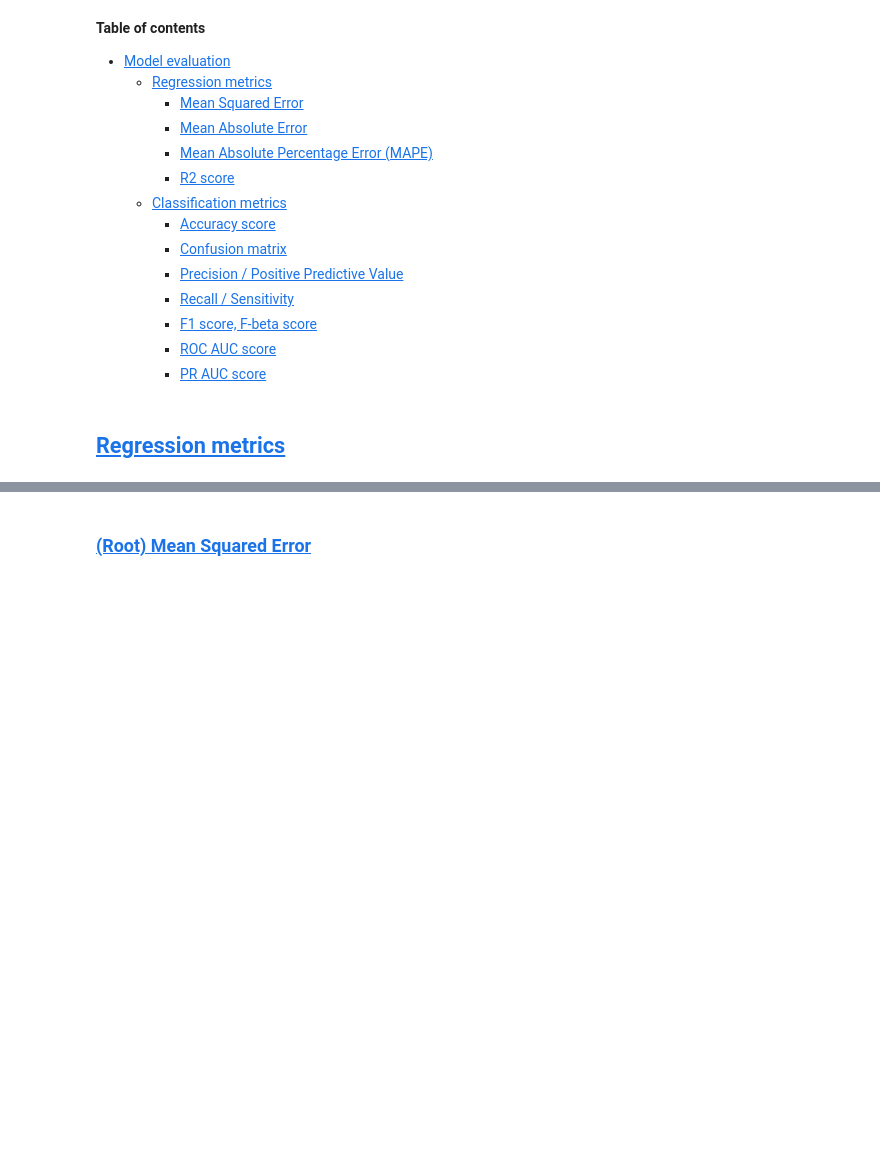
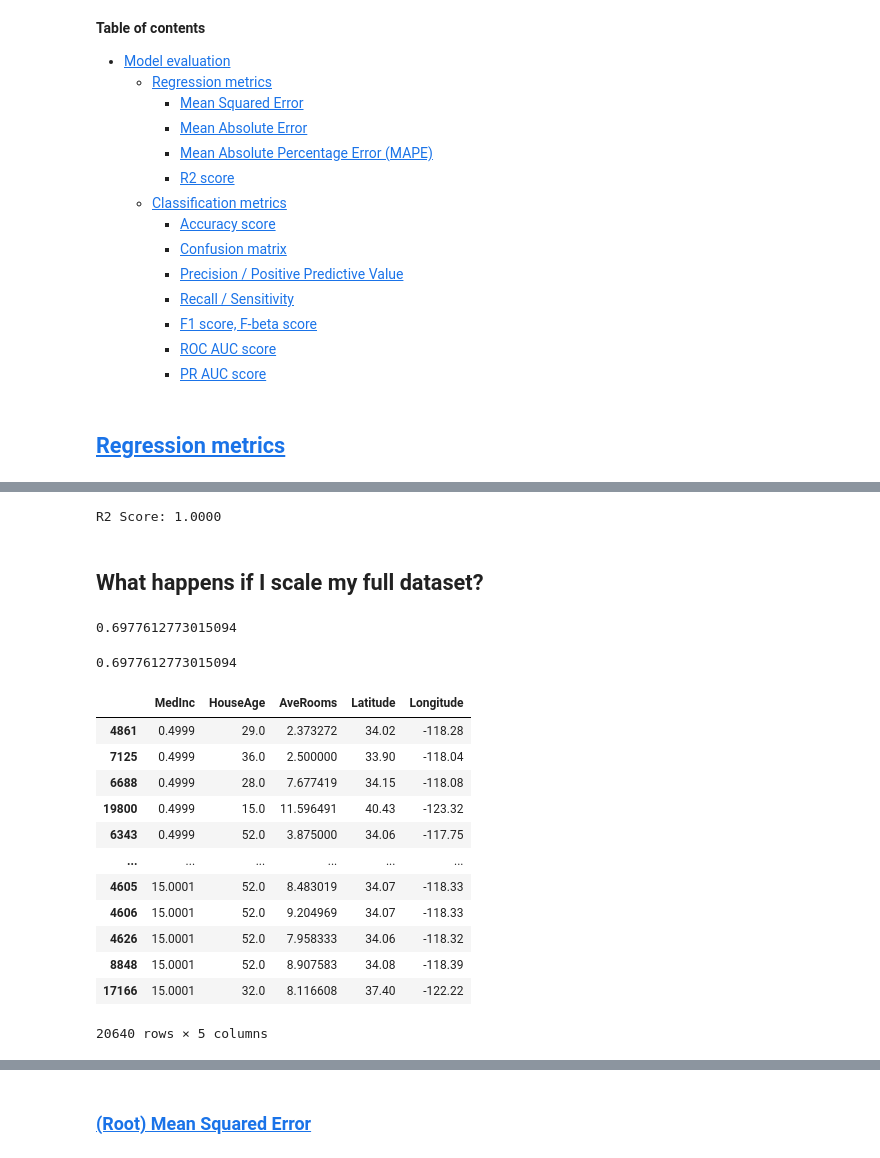
Before and after one commit to TheLazyCactus/ironhack-v4-data-lessons, a Jupyter notebook: cohorts/15_oct_24/05_ml/W17D3_model_evaluation_metrics.ipynb, the cells around one changed output, grey strips where cells are left out. Saved outputs shown, nothing was run; the diff lists cells and outputs as text; code cells hidden in the pictures; blank space fills up the shorter version.

```diff
--- a/cohorts/15_oct_24/05_ml/W17D3_model_evaluation_metrics.ipynb
+++ b/cohorts/15_oct_24/05_ml/W17D3_model_evaluation_metrics.ipynb
@@ -65,0 +123,7 @@ y_pred = regressor.predict(X_test)
+# %%
+r2 = r2_score(y_test, y_pred)
+print(f"R2 Score: {r2:.4f}")
+# %% [output]
+R2 Score: 1.0000
+# %% [markdown]
+## What happens if I scale my full dataset?
@@ -65,0 +132,40 @@ y_pred = regressor.predict(X_test)
+# %%
+scaler_full_data = MinMaxScaler()
+scaler_full_data.fit(features)
+
+X_train_norm = scaler_full_data.transform(X_train)
+X_test_norm = scaler_full_data.transform(X_test)
+
+knn_full_data = KNeighborsRegressor(n_neighbors=5)
+knn_full_data.fit(X_train_norm, y_train)
+knn_full_data.score(X_test_norm, y_test)
+# %% [output]
+0.6977612773015094
+# %%
+scaler_train_data = MinMaxScaler()
+scaler_train_data.fit(X_train)
+
+X_train_norm = scaler_train_data.transform(X_train)
+X_test_norm = scaler_train_data.transform(X_test)
+
+knn_full_data = KNeighborsRegressor(n_neighbors=5)
+knn_full_data.fit(X_train_norm, y_train)
+knn_full_data.score(X_test_norm, y_test)
+# %% [output]
+0.6977612773015094
+# %%
+features.sort_values(by='MedInc')
+# %% [output]
+|  | MedInc | HouseAge | AveRooms | Latitude | Longitude |
+| 4861 | 0.4999 | 29.0 | 2.373272 | 34.02 | -118.28 |
+| 7125 | 0.4999 | 36.0 | 2.500000 | 33.90 | -118.04 |
+| 6688 | 0.4999 | 28.0 | 7.677419 | 34.15 | -118.08 |
+| 19800 | 0.4999 | 15.0 | 11.596491 | 40.43 | -123.32 |
+| 6343 | 0.4999 | 52.0 | 3.875000 | 34.06 | -117.75 |
+| ... | ... | ... | ... | ... | ... |
+| 4605 | 15.0001 | 52.0 | 8.483019 | 34.07 | -118.33 |
+| 4606 | 15.0001 | 52.0 | 9.204969 | 34.07 | -118.33 |
+| 4626 | 15.0001 | 52.0 | 7.958333 | 34.06 | -118.32 |
+| 8848 | 15.0001 | 52.0 | 8.907583 | 34.08 | -118.39 |
+| 17166 | 15.0001 | 32.0 | 8.116608 | 37.40 | -122.22 |
+20640 rows × 5 columns
```
Also changed, not shown: parts of 45 cells of this notebook, 1 other file.
